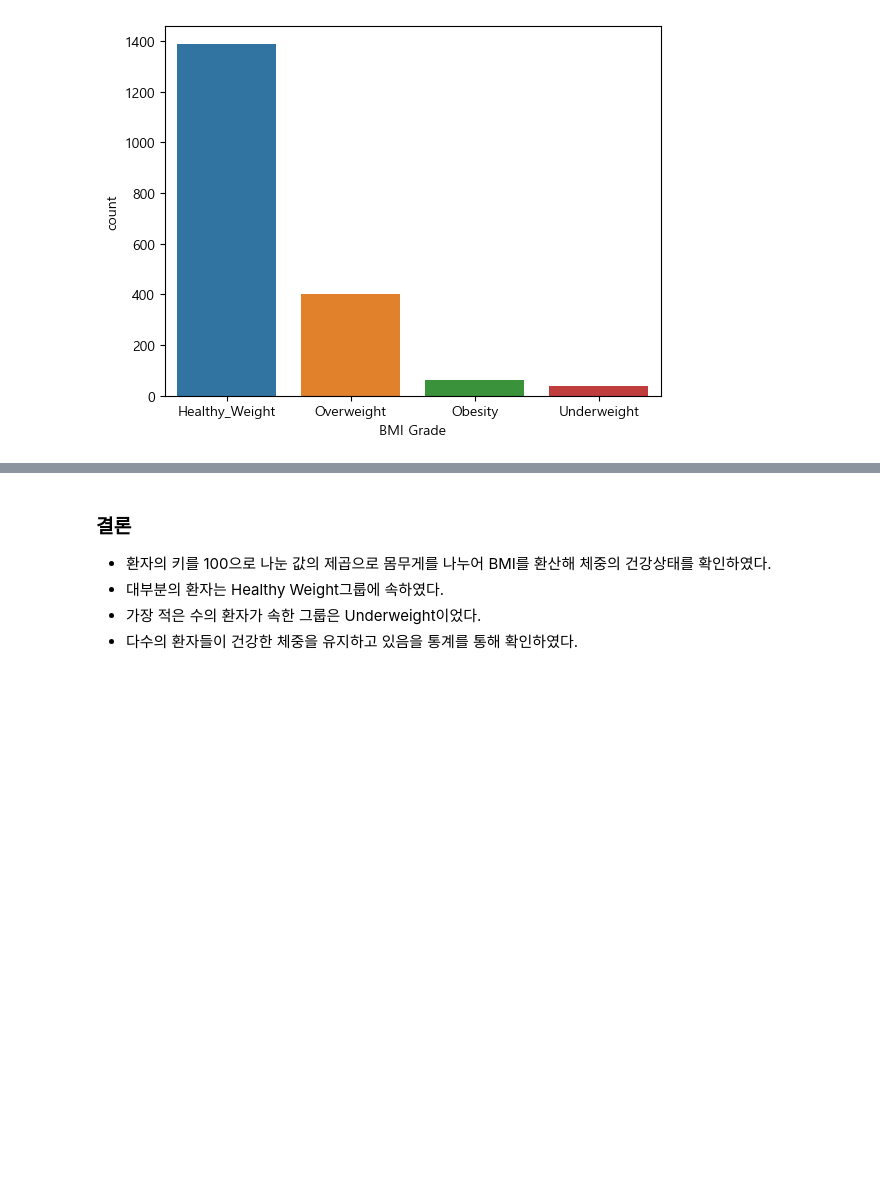
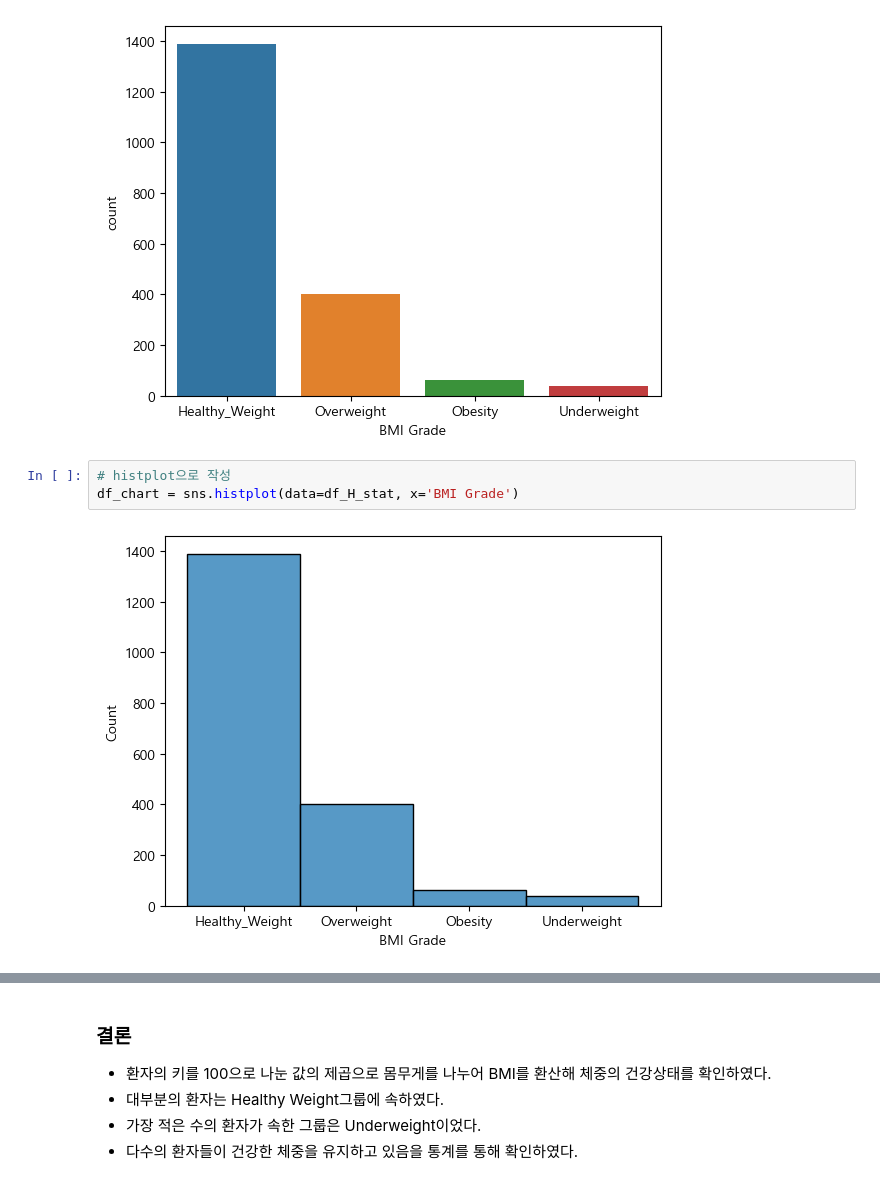
Before and after one commit to dancingKimDH/study_data_analytics, a Jupyter notebook: codes/pandasz/RecurrenceOfSurgery_apply_quest.ipynb, the cells around one changed output, grey strips where cells are left out. Saved outputs shown, nothing was run; the diff lists cells and outputs as text; blank space fills up the shorter version.

```diff
--- a/codes/pandasz/RecurrenceOfSurgery_apply_quest.ipynb
+++ b/codes/pandasz/RecurrenceOfSurgery_apply_quest.ipynb
@@ -144,3 +144,8 @@ df_stat_table[:5]
 df_chart = sns.countplot(x=df_H_stat['BMI Grade'])
 # %% [output]
 [figure]
+# %%
+# histplot으로 작성
+df_chart = sns.histplot(data=df_H_stat, x='BMI Grade')
+# %% [output]
+[figure, added]
```
Also changed, not shown: parts of 1 cell of this notebook.
